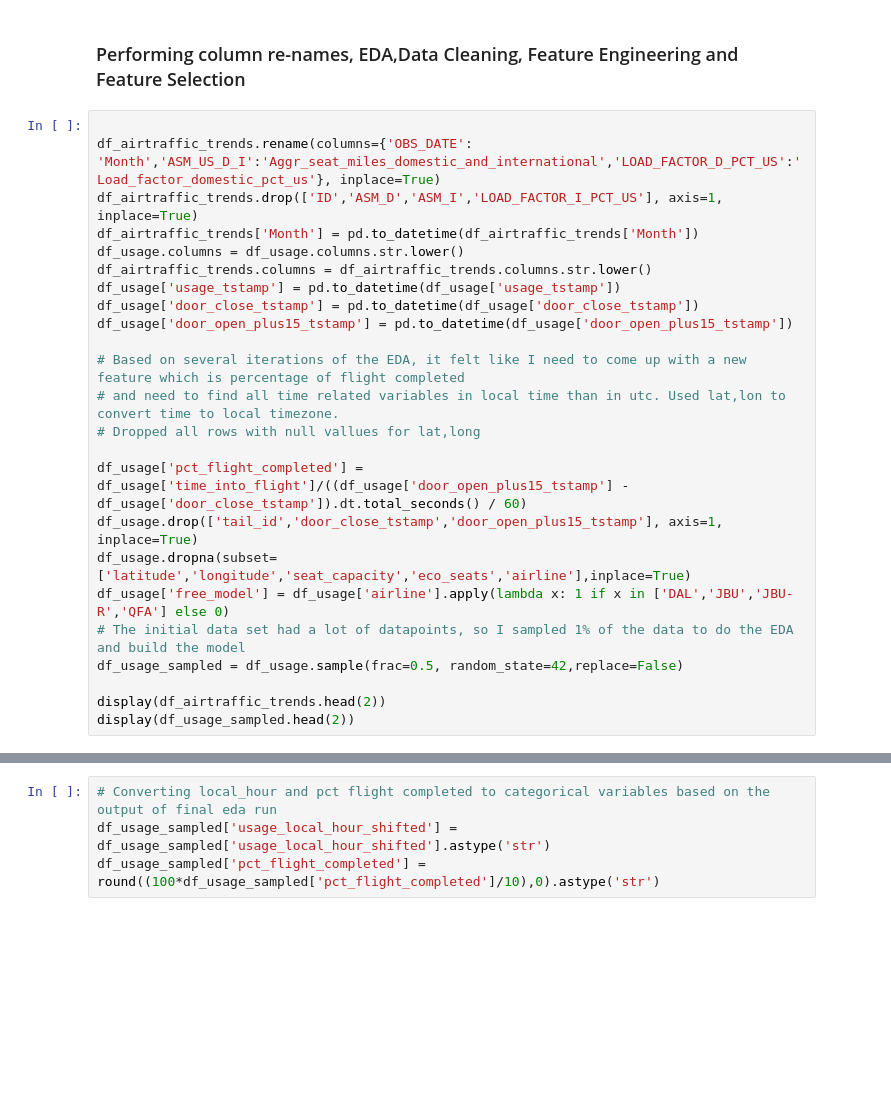
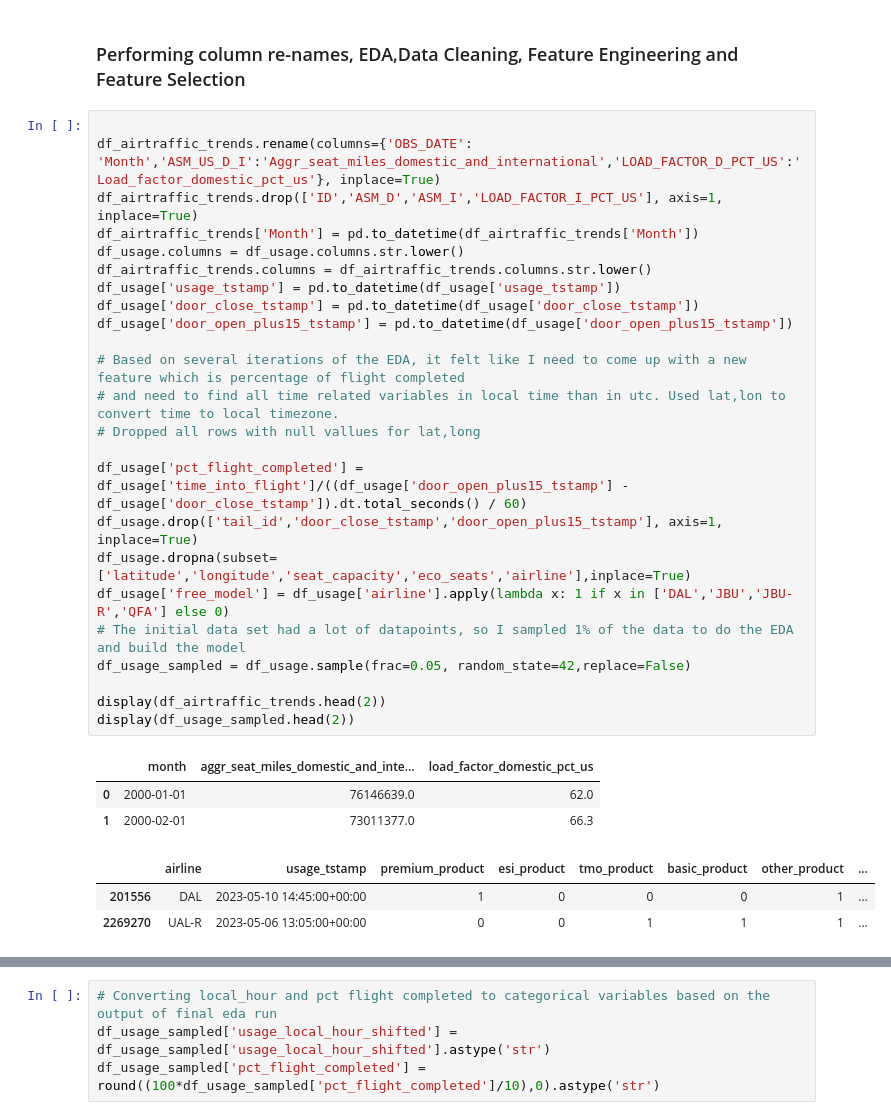
Before and after one commit to vulkenree/Machine-Learning-Projects, a Jupyter notebook: flight_usage_prediction/flight_internet_usage_prediction.ipynb, the cells around one changed output, grey strips where cells are left out. Cells and saved outputs as stored; diff of their text form; blank space fills up the shorter version.

```diff
--- a/flight_usage_prediction/flight_internet_usage_prediction.ipynb
+++ b/flight_usage_prediction/flight_internet_usage_prediction.ipynb
@@ -45,27 +56,34 @@ display(df_airtraffic_trends.head(2))
 # %%
 
 df_airtraffic_trends.rename(columns={'OBS_DATE': 'Month','ASM_US_D_I':'Aggr_seat_miles_domestic_and_international','LOAD_FACTOR_D_PCT_US':'Load_factor_domestic_pct_us'}, inplace=True)
 df_airtraffic_trends.drop(['ID','ASM_D','ASM_I','LOAD_FACTOR_I_PCT_US'], axis=1, inplace=True)
 df_airtraffic_trends['Month'] = pd.to_datetime(df_airtraffic_trends['Month'])
 df_usage.columns = df_usage.columns.str.lower()
 df_airtraffic_trends.columns = df_airtraffic_trends.columns.str.lower()
 df_usage['usage_tstamp'] = pd.to_datetime(df_usage['usage_tstamp'])
 df_usage['door_close_tstamp'] = pd.to_datetime(df_usage['door_close_tstamp'])
 df_usage['door_open_plus15_tstamp'] = pd.to_datetime(df_usage['door_open_plus15_tstamp'])
 
 # Based on several iterations of the EDA, it felt like I need to come up with a new feature which is percentage of flight completed
 # and need to find all time related variables in local time than in utc. Used lat,lon to convert time to local timezone.
 # Dropped all rows with null vallues for lat,long
 
 df_usage['pct_flight_completed'] = df_usage['time_into_flight']/((df_usage['door_open_plus15_tstamp'] - df_usage['door_close_tstamp']).dt.total_seconds() / 60)
 df_usage.drop(['tail_id','door_close_tstamp','door_open_plus15_tstamp'], axis=1, inplace=True)
 df_usage.dropna(subset=['latitude','longitude','seat_capacity','eco_seats','airline'],inplace=True)
 df_usage['free_model'] = df_usage['airline'].apply(lambda x: 1 if x in ['DAL','JBU','JBU-R','QFA'] else 0)
 # The initial data set had a lot of datapoints, so I sampled 1% of the data to do the EDA and build the model
-df_usage_sampled = df_usage.sample(frac=0.5, random_state=42,replace=False)
+df_usage_sampled = df_usage.sample(frac=0.05, random_state=42,replace=False)
 
 display(df_airtraffic_trends.head(2))
 display(df_usage_sampled.head(2))
+# %% [output]
+|  | month | aggr_seat_miles_domestic_and_inte... | load_factor_domestic_pct_us |
+| 0 | 2000-01-01 | 76146639.0 | 62.0 |
+| 1 | 2000-02-01 | 73011377.0 | 66.3 |
+|  | airline | usage_tstamp | premium_product | esi_product | tmo_product | basic_product | other_product | ... |
+| 201556 | DAL | 2023-05-10 14:45:00+00:00 | 1 | 0 | 0 | 0 | 1 | ... |
+| 2269270 | UAL-R | 2023-05-06 13:05:00+00:00 | 0 | 0 | 1 | 1 | 1 | ... |
 # %%
 # Performing timezone trasnlations to get local time as well as hour of day and day of week
 
```
Also changed, not shown: parts of 11 cells of this notebook, 4 other files.
